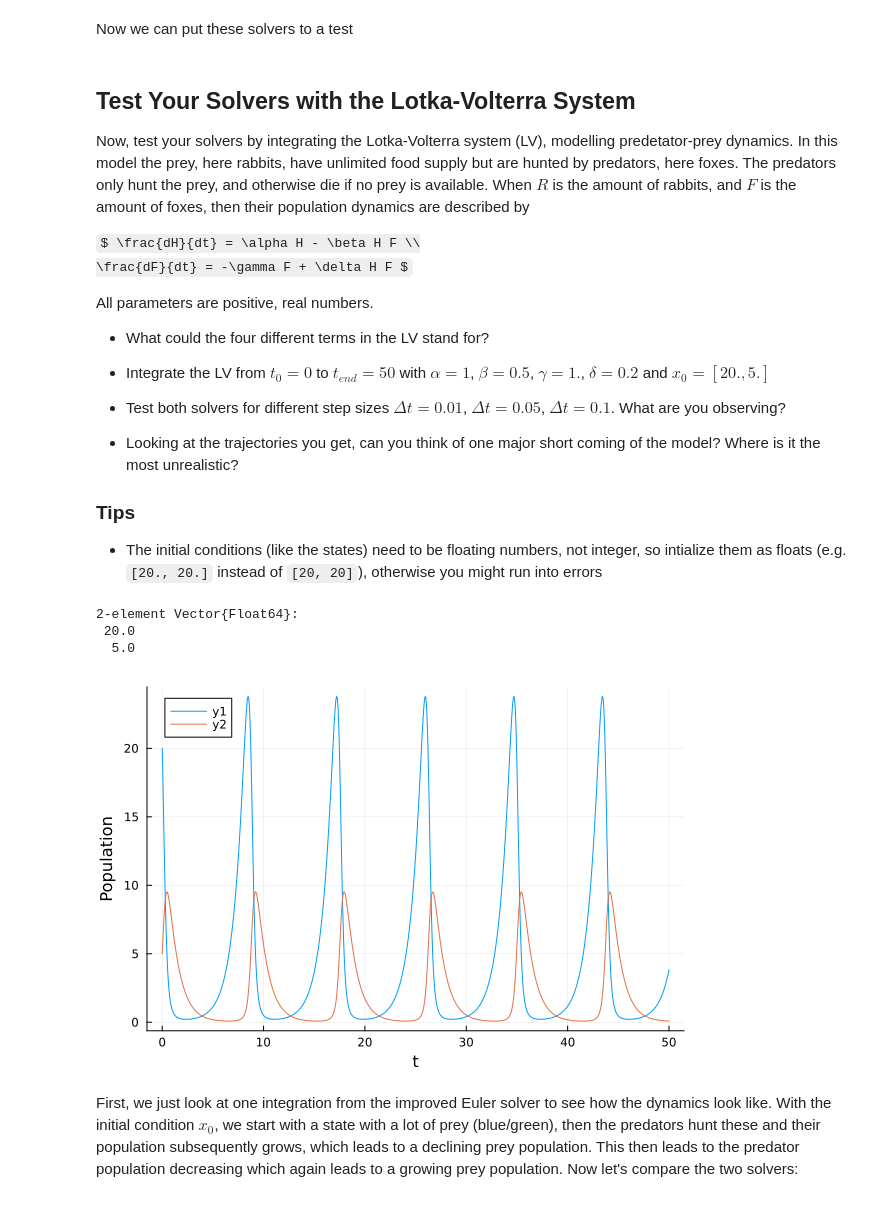
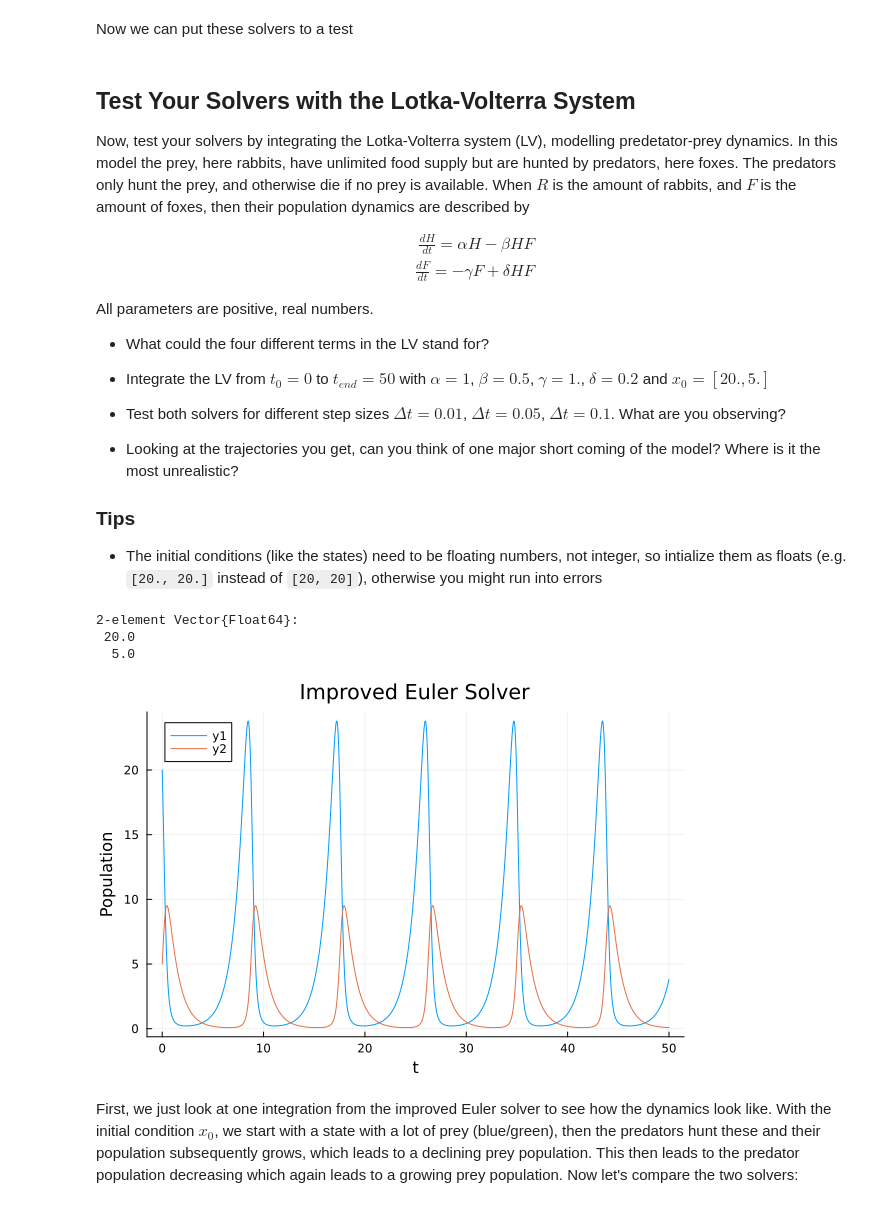
Before and after one commit to TUM-PIK-ESM/TUM-Dynamics-Lecture, a Jupyter notebook: exercises/exercise-2/exercise-2-solutions.ipynb, the cells around one changed output. Cells and saved outputs as stored; diff of their text form; code cells hidden in the pictures; some formulas as TeX source.

```diff
--- a/exercises/exercise-2/exercise-2-solutions.ipynb
+++ b/exercises/exercise-2/exercise-2-solutions.ipynb
@@ -28,11 +20,11 @@ Precompiling project...
 Solves the differential equation with the right hand side `rhs` at parameters `\\theta` from initial conditions with a simple Euler solver
 within the time interval `tspan` and timestep `\\Delta t`. Returns a tuple `t, x(t)`.
 """
-function simple_euler_solve(rhs, θ, x0, Δt, tspan)
+function simple_euler_solve(rhs, θ, x0::AbstractArray{T}, Δt, tspan) where T
 
     t = tspan[1]:Δt:tspan[2] # time axis
 
-    x = zeros(eltype(x0), size(x0)..., length(t)) # pre allocate memory for the trajectory
+    x = zeros(T, size(x0)..., length(t)) # pre allocate memory for the trajectory
     x[:,1] = x0 # set the initial condition
 
     for i ∈ 2:length(t) # the simple Euler Loop
@@ -71,8 +72,8 @@ Now we can put these solvers to a test
 
 Now, test your solvers by integrating the Lotka-Volterra system (LV), modelling predetator-prey dynamics. In this model the prey, here rabbits, have unlimited food supply but are hunted by predators, here foxes. The predators only hunt the prey, and otherwise die if no prey is available. When $R$ is the amount of rabbits, and $F$ is the amount of foxes, then their population dynamics are described by
 
-$ \frac{dH}{dt} = \alpha H - \beta H F \\
-   \frac{dF}{dt} = -\gamma F + \delta H F $
+$$\begin{align} \frac{dH}{dt} = \alpha H - \beta H F \\
+   \frac{dF}{dt} = -\gamma F + \delta H F \end{align}$$
 
 All parameters are positive, real numbers.
 
@@ -108,13 +109,13 @@ x0 = [20., 5.]
 # %%
 using Plots
 
 Δt = 0.01
 t1, sol1 = simple_euler_solve(lotka_volterra, p, x0, Δt, tspan)
 t2, sol2 = improved_euler_solve(lotka_volterra, p, x0, Δt, tspan)
 
-plot(t2, transpose(sol2), xlabel="t", ylabel="Population")
+plot(t2, transpose(sol2), xlabel="t", ylabel="Population",title="Improved Euler Solver")
 # %% [output]
-[figure, old version]
+[figure, new version]
 # %% [markdown]
 First, we just look at one integration from the improved Euler solver to see how the dynamics look like. With the initial condition $x_0$, we start with a state with a lot of prey (blue/green), then the predators hunt these and their population subsequently grows, which leads to a declining prey population. This then leads to the predator population decreasing which again leads to a growing prey population. Now let's compare the two solvers:
 # %%
```
Also changed, not shown: parts of 7 cells of this notebook.
